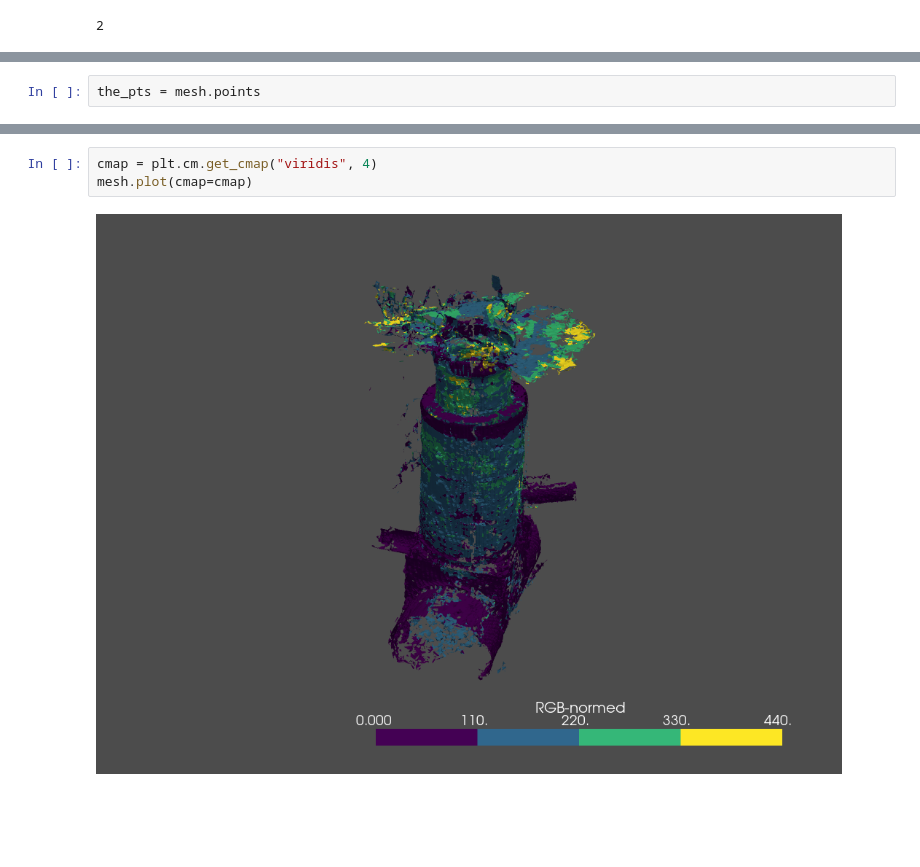
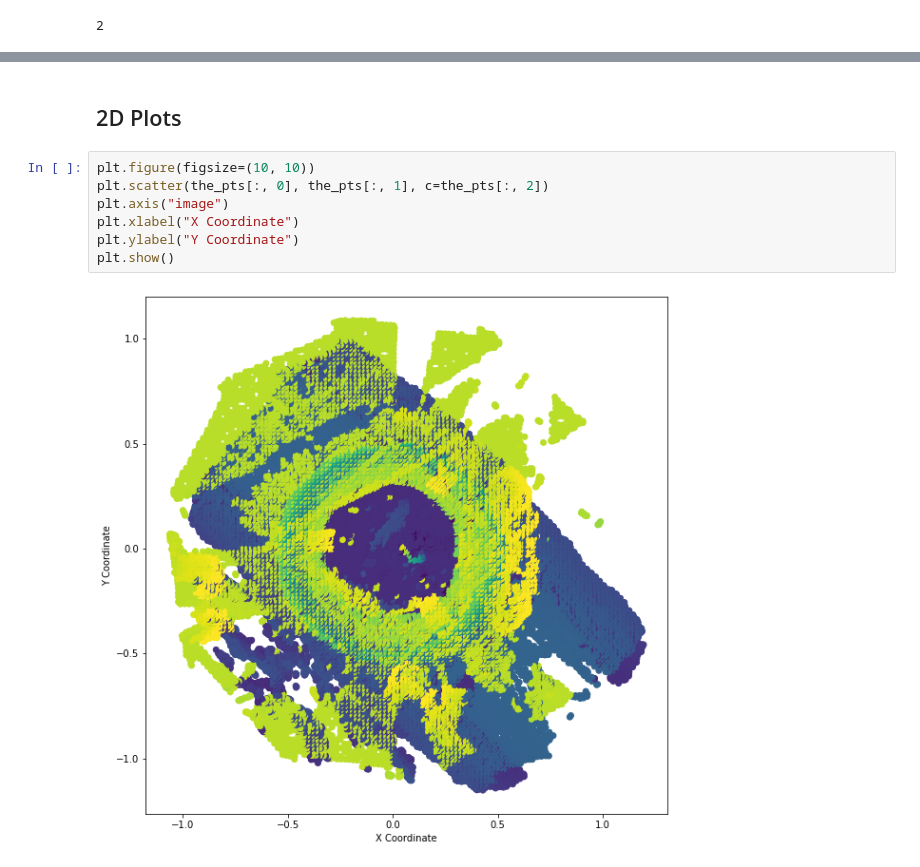
Before and after one commit to dr-robin/sewereye, a Jupyter notebook: pyvista.ipynb, the cells around one changed output, grey strips where cells are left out. Drawn from its saved outputs; the diff is of its cells as text; blank space fills up the shorter version.

```diff
--- a/pyvista.ipynb
+++ b/pyvista.ipynb
@@ -49,2 +42,0 @@ mesh.center
-# %%
-the_pts = mesh.points
@@ -99,5 +53,11 @@ threshed.plot(show_grid=True, cpos=[-2, 5, 3])
-# %%
-cmap = plt.cm.get_cmap("viridis", 4)
-mesh.plot(cmap=cmap)
-# %% [output]
-[figure, removed]
+# %% [markdown]
+## 2D Plots
+# %%
+plt.figure(figsize=(10, 10))
+plt.scatter(the_pts[:, 0], the_pts[:, 1], c=the_pts[:, 2])
+plt.axis("image")
+plt.xlabel("X Coordinate")
+plt.ylabel("Y Coordinate")
+plt.show()
+# %% [output]
+[figure, added]
```
Also changed, not shown: parts of 60 cells of this notebook, 1 other file.
